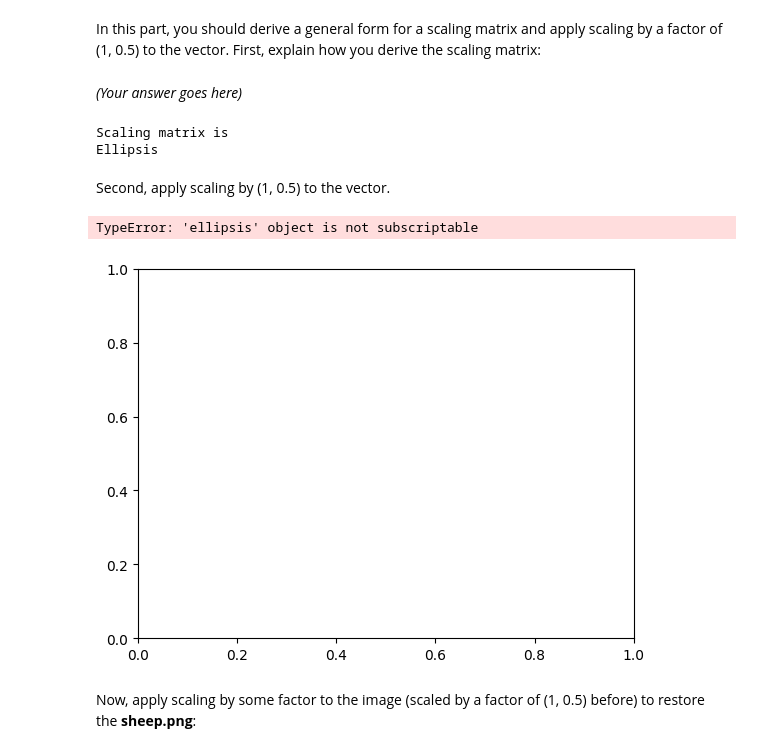
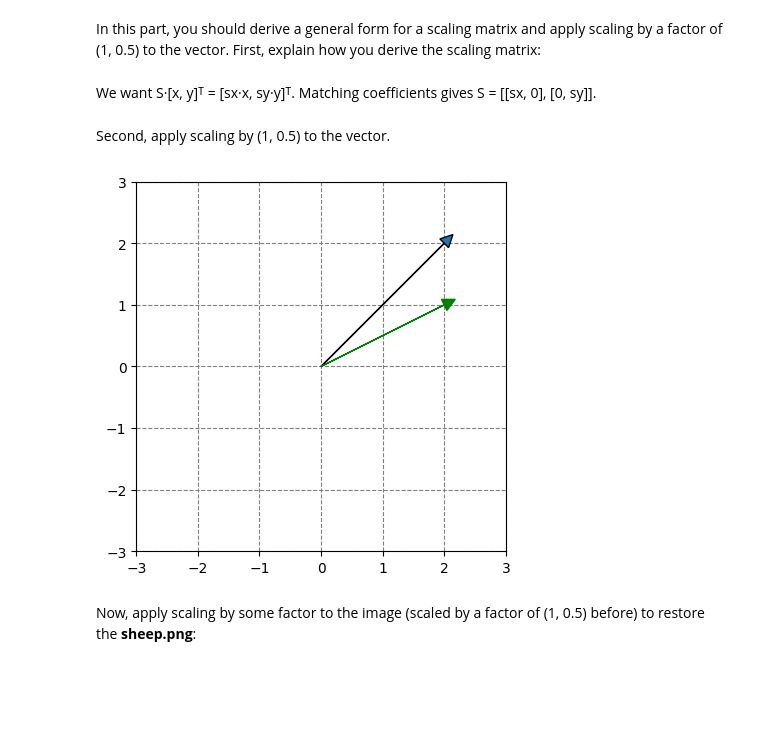
Before and after one commit to MariiaHamanuk/Lalab1, a Jupyter notebook: LA_Lab_1_template_2026.ipynb, the cells around one changed output. Cells and saved outputs as stored; diff of their text form; code cells hidden in the pictures; blank space fills up the shorter version.

```diff
--- a/LA_Lab_1_template_2026.ipynb
+++ b/LA_Lab_1_template_2026.ipynb
@@ -124,47 +118,39 @@ Scaling is a tranformation that enlarges or diminishes objects by a factor. For
 ![Image 2.png](embedded-picture-1)
 # %% [markdown]
 In this part, you should derive a general form for a scaling matrix and apply scaling by a factor of (1, 0.5) to the vector. First, explain how you derive the scaling matrix:
-# %% [markdown]
-*(Your answer goes here)*
-# %%
-##### YOUR CODE STARTS #####
-def get_scaling_matrix(scale_factor_x, scale_factor_y):
-  return ...
-
-M2 = ...
-
-##### YOUR CODE ENDS #####
-print("Scaling matrix is")
-print(M2)
-# %% [output]
-Scaling matrix is
-Ellipsis
+# %% [markdown]
+We want S·[x, y]ᵀ = [sx·x, sy·y]ᵀ. Matching coefficients gives S = [[sx, 0], [0, sy]].
+# %%
+def get_scaling_matrix(scale_factor_x, scale_factor_y):
+    return np.array([[scale_factor_x, 0],
+                     [0, scale_factor_y]], dtype=np.float64)
+
+M2 = get_scaling_matrix(1, 0.5)
 # %% [markdown]
 Second, apply scaling by (1, 0.5) to the vector.
 # %%
 # Apply scaling to the vector AB1 to achieve vector AB2
 
 ##### YOUR CODE STARTS #####
-A = ...
+A  = np.array([0, 0])
 B1 = np.array([2, 2])
-B2 = ...
+B2 = M2 @ B1
 ##### YOUR CODE ENDS #####
 
 ax = plt.axes()
 
 ax.arrow(A[0], A[1], B1[0], B1[1], head_width=0.2, head_length=0.2)
 ax.arrow(A[0], A[1], B2[0], B2[1], head_width=0.2, head_length=0.2, color='green')
 plt.ylim(-3,3)
 plt.xlim(-3,3)
 
 ax.set_axisbelow(True)
 plt.grid(color='gray', linestyle='dashed')
 plt.gca().set_aspect('equal', adjustable='box')
 
 plt.show()
 # %% [output]
-TypeError: 'ellipsis' object is not subscriptable
-[figure, old version]
+[figure, new version]
 # %% [markdown]
 Now, apply scaling by some factor to the image (scaled by a factor of (1, 0.5) before) to restore the **sheep.png**:
 # %%
```
Also changed, not shown: parts of 14 cells of this notebook.
